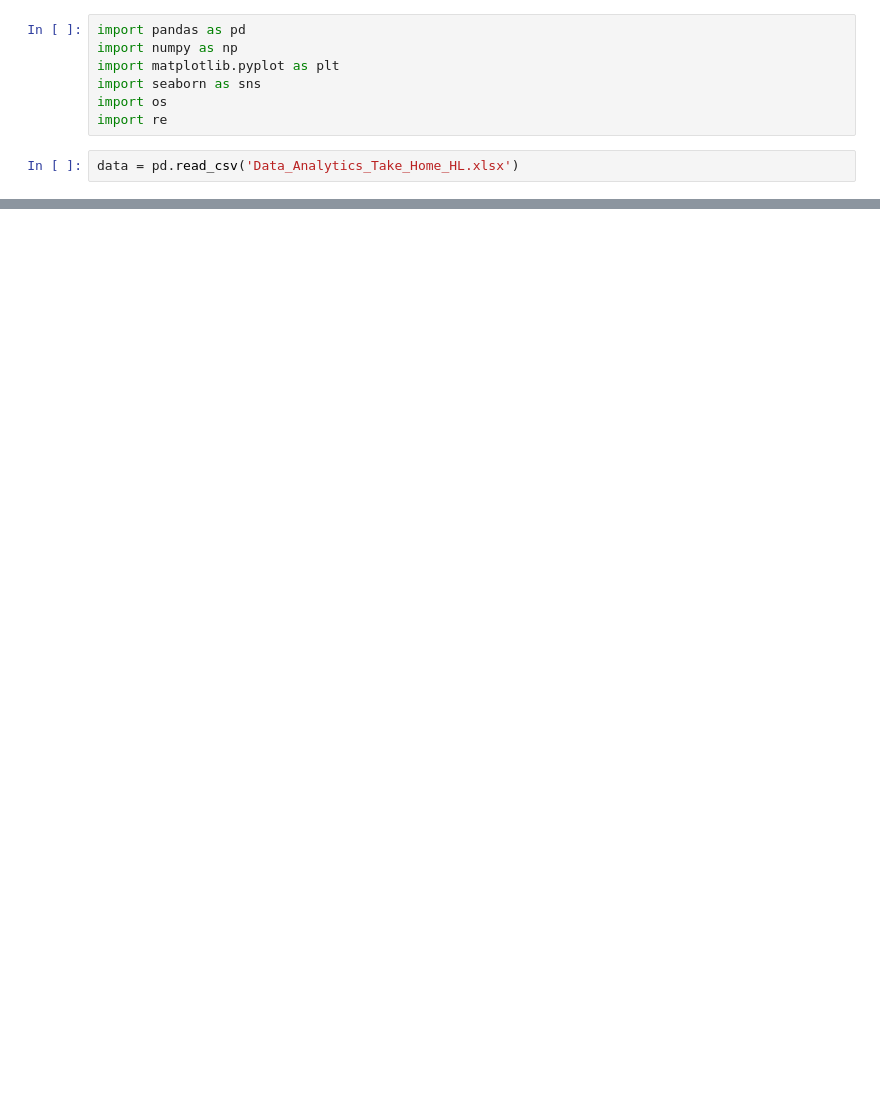
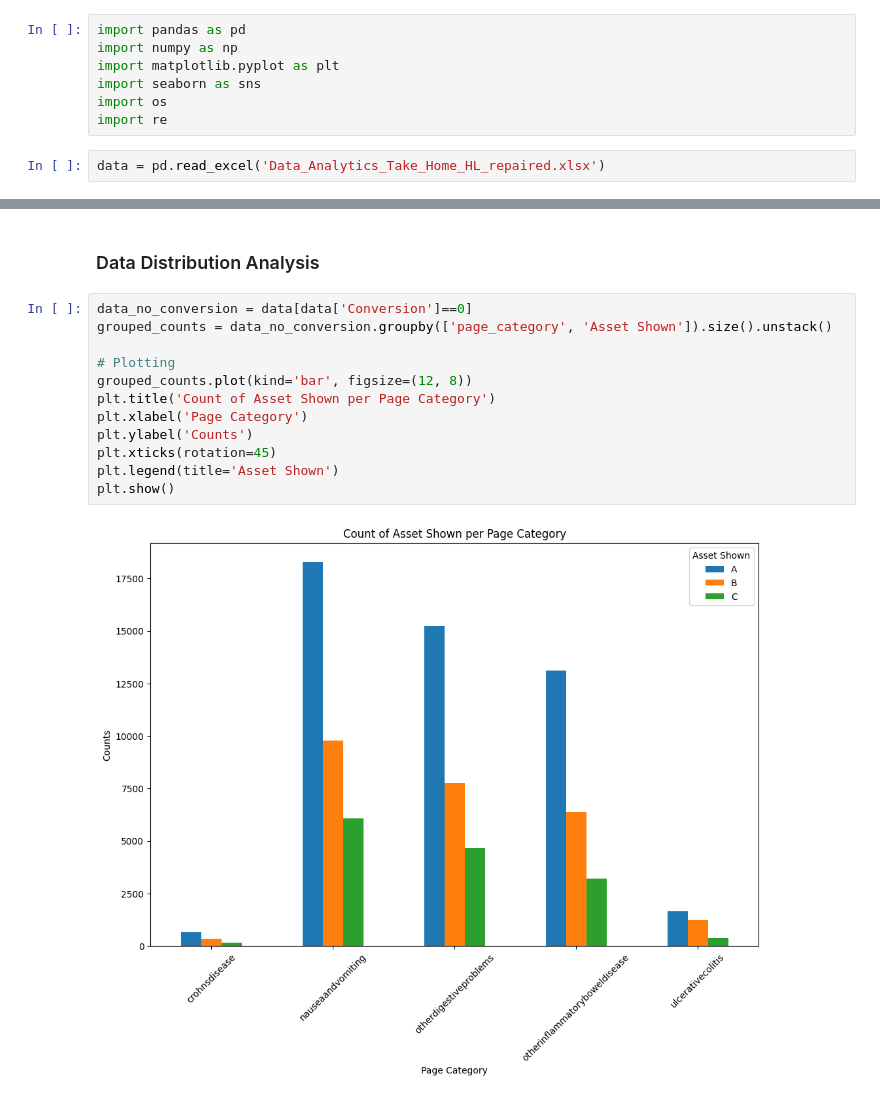
Before and after one commit to VarunDivi/RVO_case_study, a Jupyter notebook: data_cleaning.ipynb, the cells around one changed output, grey strips where cells are left out. Drawn from its saved outputs; the diff is of its cells as text; blank space fills up the shorter version.

```diff
--- a/data_cleaning.ipynb
+++ b/data_cleaning.ipynb
@@ -6,4 +6,4 @@ import seaborn as sns
 import os
 import re
 # %%
-data = pd.read_csv('Data_Analytics_Take_Home_HL.xlsx')
+data = pd.read_excel('Data_Analytics_Take_Home_HL_repaired.xlsx')
@@ -11,0 +27,16 @@ UnicodeDecodeError: 'utf-8' codec can't decode byte 0x9d in position 54: invalid
+# %% [markdown]
+### Data Distribution Analysis
+# %%
+data_no_conversion = data[data['Conversion']==0]
+grouped_counts = data_no_conversion.groupby(['page_category', 'Asset Shown']).size().unstack()
+
+# Plotting
+grouped_counts.plot(kind='bar', figsize=(12, 8))
+plt.title('Count of Asset Shown per Page Category')
+plt.xlabel('Page Category')
+plt.ylabel('Counts')
+plt.xticks(rotation=45)
+plt.legend(title='Asset Shown')
+plt.show()
+# %% [output]
+[figure, added]
```
Also changed, not shown: parts of 8 cells of this notebook, 2 other files.
